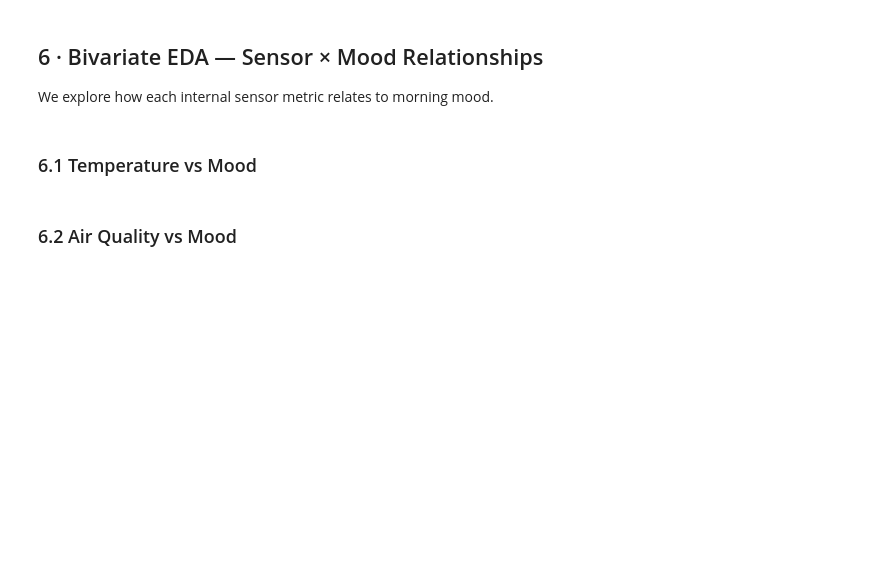
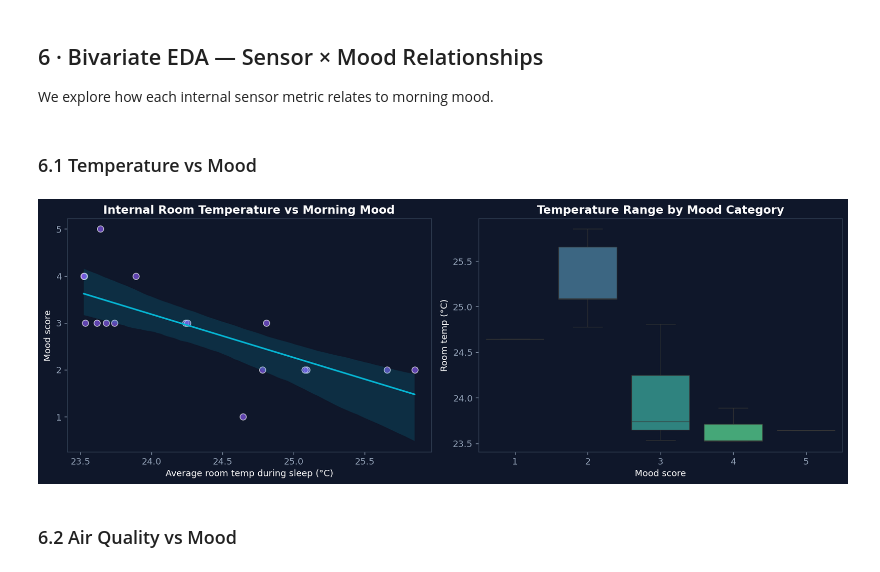
Before and after one commit to MTPeraya/IndirectSleepQualityEstimation, a Jupyter notebook: DataAnalytics/sleep_analytics.ipynb, the cells around one changed output. Saved outputs shown, nothing was run; the diff lists cells and outputs as text; code cells hidden in the pictures; blank space fills up the shorter version.

```diff
--- a/DataAnalytics/sleep_analytics.ipynb
+++ b/DataAnalytics/sleep_analytics.ipynb
@@ -279,23 +353,25 @@ We explore how each internal sensor metric relates to morning mood.
 # %%
 fig, axes = plt.subplots(1, 2, figsize=(14, 5))
 
 # Regression
 sns.regplot(data=df, x='avg_temp', y='mood_score', ax=axes[0],
-            color=PURPLE, scatter_kws={'alpha':0.65, 's':60, 'edgecolor':'white', 'linewidth':0.5},
+            color=PURPLE, scatter_kws={'alpha':0.65, 's':60, 'edgecolor':'white'},
             line_kws={'color': CYAN, 'lw': 2})
 axes[0].set_title('Internal Room Temperature vs Morning Mood')
 axes[0].set_xlabel('Average room temp during sleep (°C)')
 axes[0].set_ylabel('Mood score')
 
 # Box-whisker per mood
 sns.boxplot(data=df, x='mood_score', y='avg_temp', ax=axes[1], palette='viridis',
             linewidth=0.8, fliersize=4)
 axes[1].set_title('Temperature Range by Mood Category')
 axes[1].set_xlabel('Mood score')
 axes[1].set_ylabel('Room temp (°C)')
 
 plt.tight_layout()
 plt.show()
+# %% [output]
+[figure, added]
 # %% [markdown]
 ### 6.2  Air Quality vs Mood
 # %%
```
Also changed, not shown: parts of 21 cells of this notebook.
